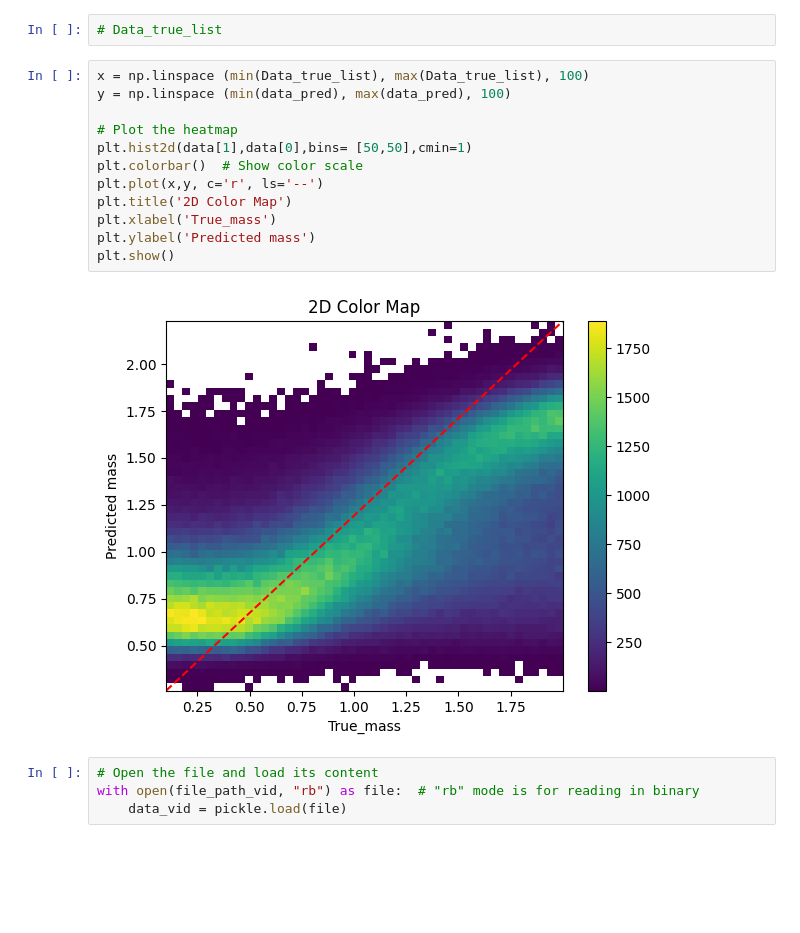
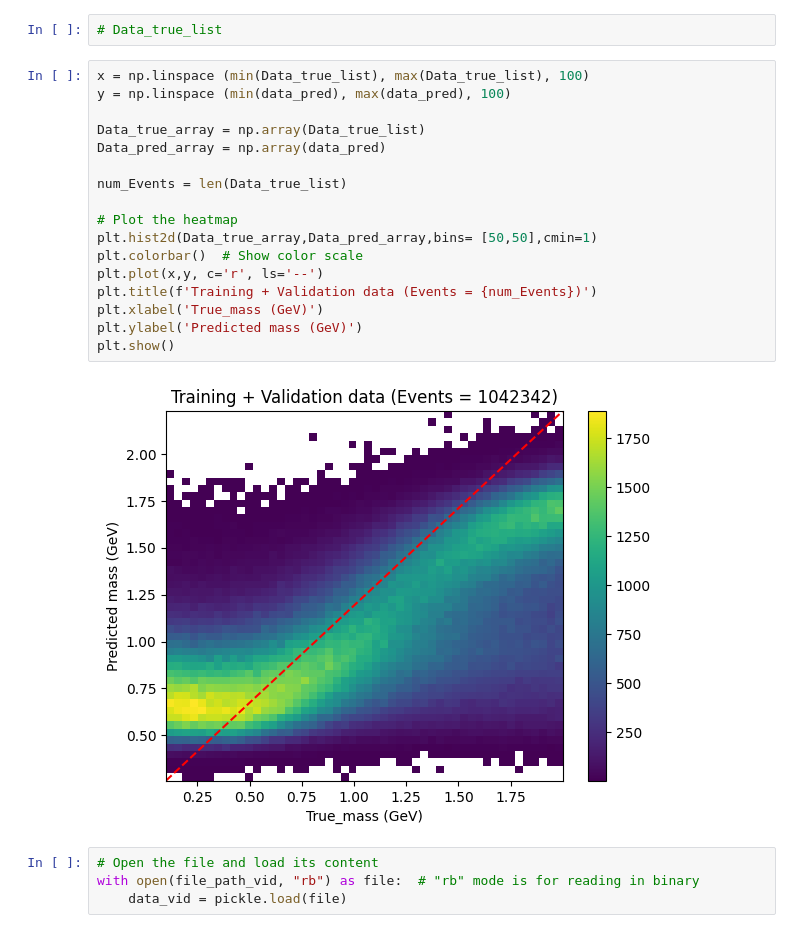
Before and after one commit to Bapi2X22/My_1st_analysis, a Jupyter notebook: My_Notebook.ipynb, the cells around one changed output. Cells and saved outputs as stored; diff of their text form; blank space fills up the shorter version.

```diff
--- a/My_Notebook.ipynb
+++ b/My_Notebook.ipynb
@@ -57,17 +57,22 @@ Data_true_list = simple_list
 # %%
 x = np.linspace (min(Data_true_list), max(Data_true_list), 100)
 y = np.linspace (min(data_pred), max(data_pred), 100)
 
+Data_true_array = np.array(Data_true_list)
+Data_pred_array = np.array(data_pred)
+
+num_Events = len(Data_true_list)
+
 # Plot the heatmap
-plt.hist2d(data[1],data[0],bins= [50,50],cmin=1)
+plt.hist2d(Data_true_array,Data_pred_array,bins= [50,50],cmin=1)
 plt.colorbar()  # Show color scale
 plt.plot(x,y, c='r', ls='--')
-plt.title('2D Color Map')
-plt.xlabel('True_mass')
-plt.ylabel('Predicted mass')
+plt.title(f'Training + Validation data (Events = {num_Events})')
+plt.xlabel('True_mass (GeV)')
+plt.ylabel('Predicted mass (GeV)')
 plt.show()
 # %% [output]
-[figure, old version]
+[figure, new version]
 # %%
 # Open the file and load its content
 with open(file_path_vid, "rb") as file:  # "rb" mode is for reading in binary
```
Also changed, not shown: parts of 2 cells of this notebook.
